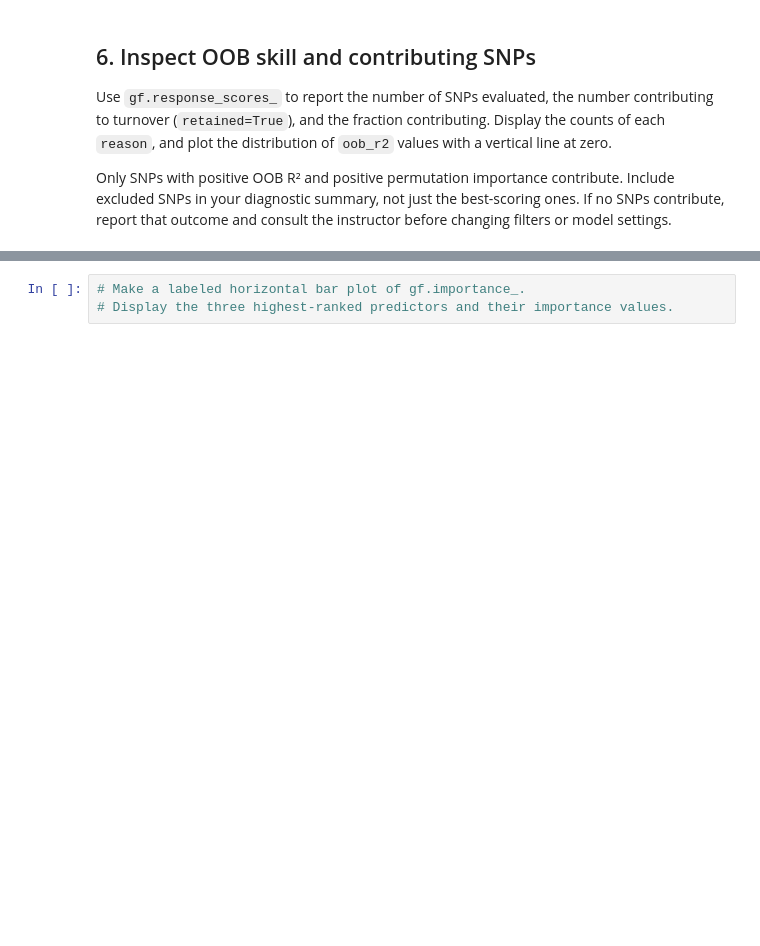
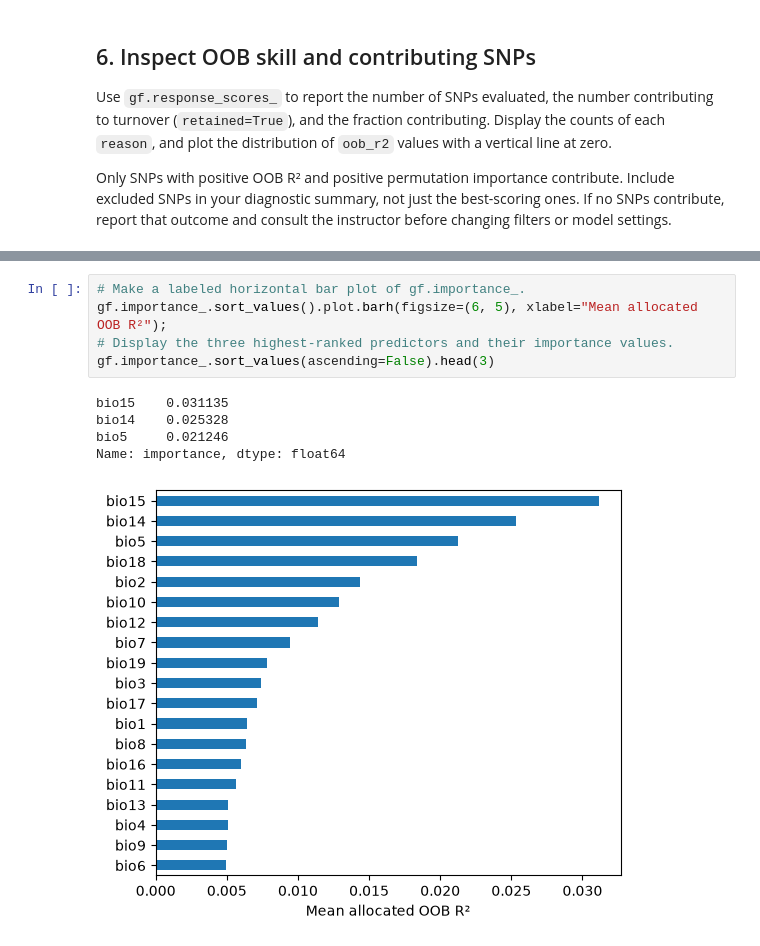
Before and after one commit to elizadstein/BIO597-SpatialBiodiversity, a Jupyter notebook: docs/assignments/Assignment-09-GradientForest.ipynb, the cells around one changed output, grey strips where cells are left out. Cells and saved outputs as stored; diff of their text form; blank space fills up the shorter version.

```diff
--- a/docs/assignments/Assignment-09-GradientForest.ipynb
+++ b/docs/assignments/Assignment-09-GradientForest.ipynb
@@ -163,7 +246,15 @@ Plot `gf.importance_` as a horizontal bar chart, as in the lab. Label the axis *
 These values average allocated skill over contributing SNPs. They are not percentages of adaptive variation and need not sum to one.
 # %%
 # Make a labeled horizontal bar plot of gf.importance_.
+gf.importance_.sort_values().plot.barh(figsize=(6, 5), xlabel="Mean allocated OOB R²");
 # Display the three highest-ranked predictors and their importance values.
+gf.importance_.sort_values(ascending=False).head(3)
+# %% [output]
+bio15    0.031135
+bio14    0.025328
+bio5     0.021246
+Name: importance, dtype: float64
+[figure, added]
 # %% [markdown]
 **Interpretation:** Name your top three climate variables. Suggest a biological explanation for one association, and one reason that predictor importance does not isolate a causal effect. How could correlation among the 19 climate predictors complicate the ranking?
 
```
Also changed, not shown: parts of 23 cells of this notebook, 11 other files.
